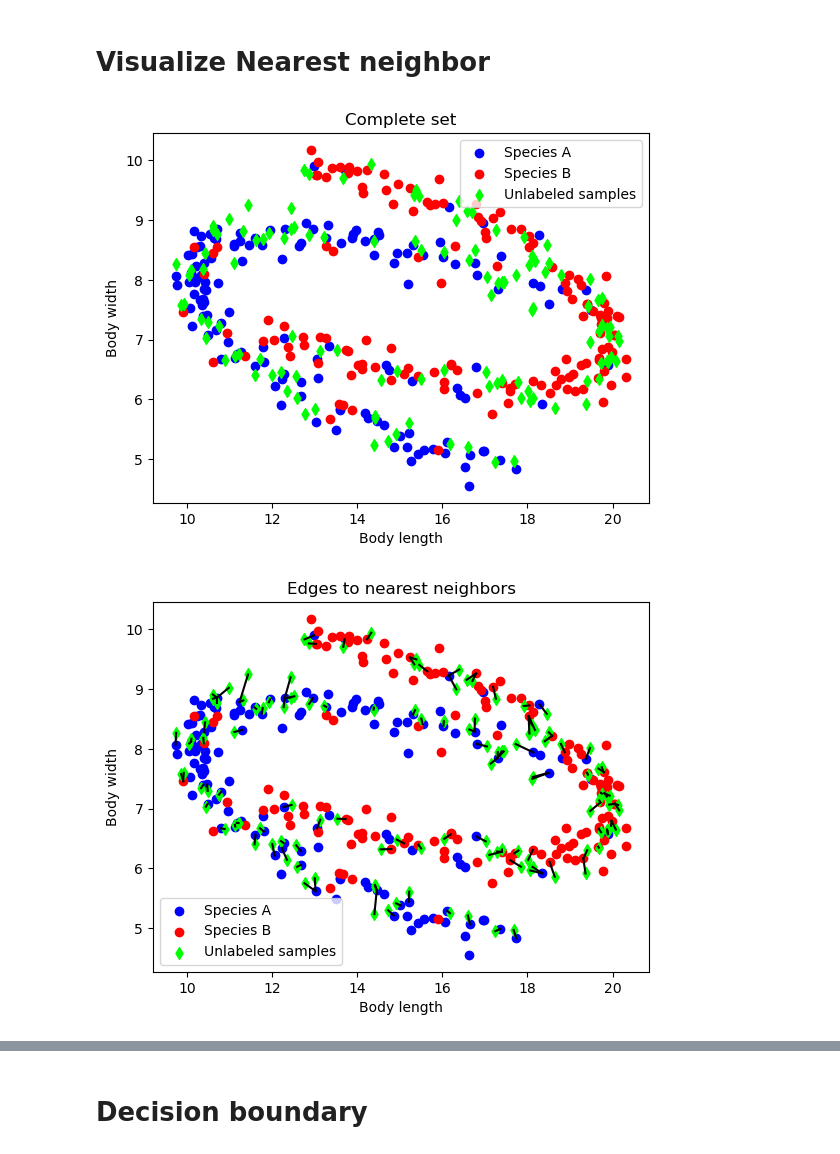
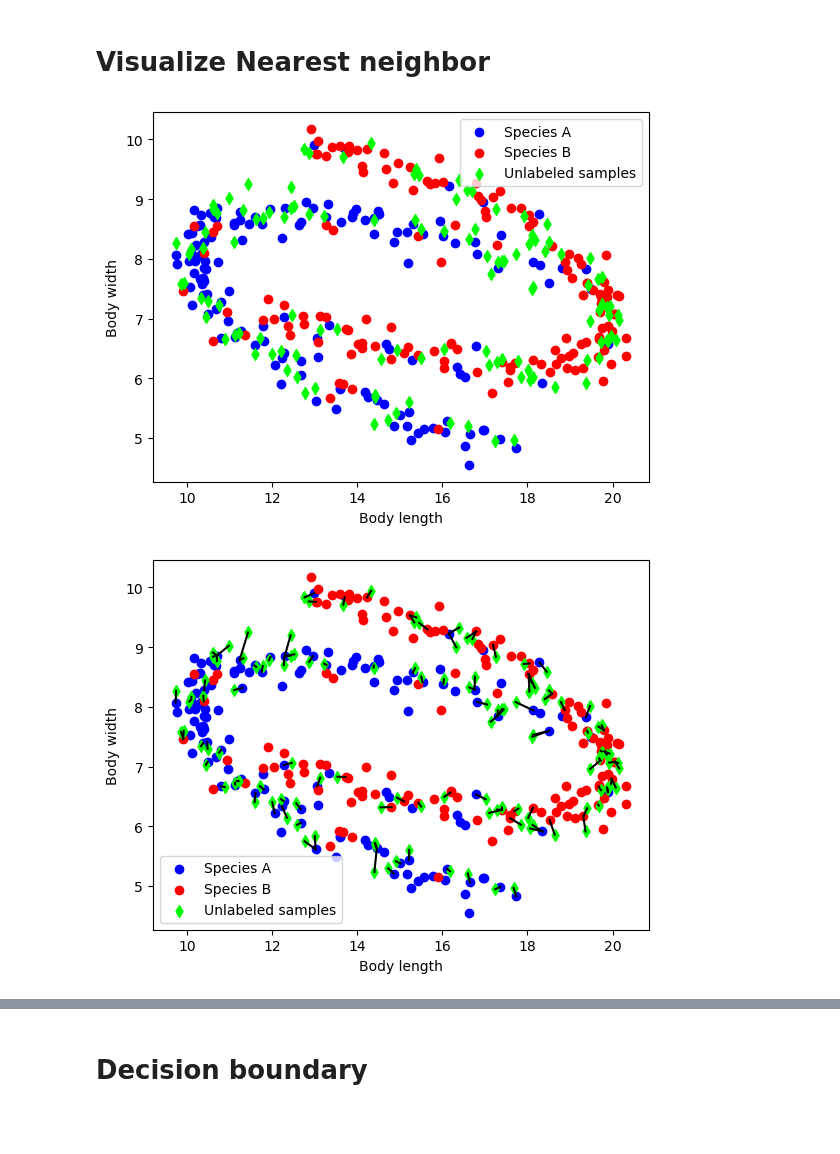
Before and after one commit to eduardo-ufmg/EAP, a Jupyter notebook: presentation/code/knn.ipynb, the cells around one changed output, grey strips where cells are left out. Cells and saved outputs as stored; diff of their text form; code cells hidden in the pictures; blank space fills up the shorter version.

```diff
--- a/presentation/code/knn.ipynb
+++ b/presentation/code/knn.ipynb
@@ -155,14 +162,13 @@ df_test.to_csv('../results/4dpred.csv', index=False)
 # %%
 plt.scatter(X2d_train[y2d_train == 0, 0], X2d_train[y2d_train == 0, 1], label='Species A', color='blue')
 plt.scatter(X2d_train[y2d_train == 1, 0], X2d_train[y2d_train == 1, 1], label='Species B', color='red')
 plt.scatter(X2d_test[:, 0], X2d_test[:, 1], marker='d', label='Unlabeled samples', color='lime')
 plt.legend()
-plt.title('Complete set')
 plt.xlabel('Body length')
 plt.ylabel('Body width')
 plt.show()
 # %% [output]
-[figure, old version]
+[figure, new version]
 # %%
 distances = np.linalg.norm(X2d_test[:, np.newaxis] - X2d_train, axis=2)
 
@@ -178,13 +184,12 @@ for idx in range(len(X2d_test)):
   plt.plot([test_sample[0], nearest_train_sample[0]], [test_sample[1], nearest_train_sample[1]], 'k')
 
 plt.legend()
-plt.title('Edges to nearest neighbors')
 plt.xlabel('Body length')
 plt.ylabel('Body width')
-plt.savefig('../results/2dedges.png')
+plt.savefig('../results/2dedges.png', bbox_inches='tight')
 plt.show()
 # %% [output]
-[figure, old version]
+[figure, new version]
 # %%
 distances = np.linalg.norm(X2d_test[:, np.newaxis] - X2d_train, axis=2)
 
```
Also changed, not shown: parts of 10 cells of this notebook, 11 other files.
